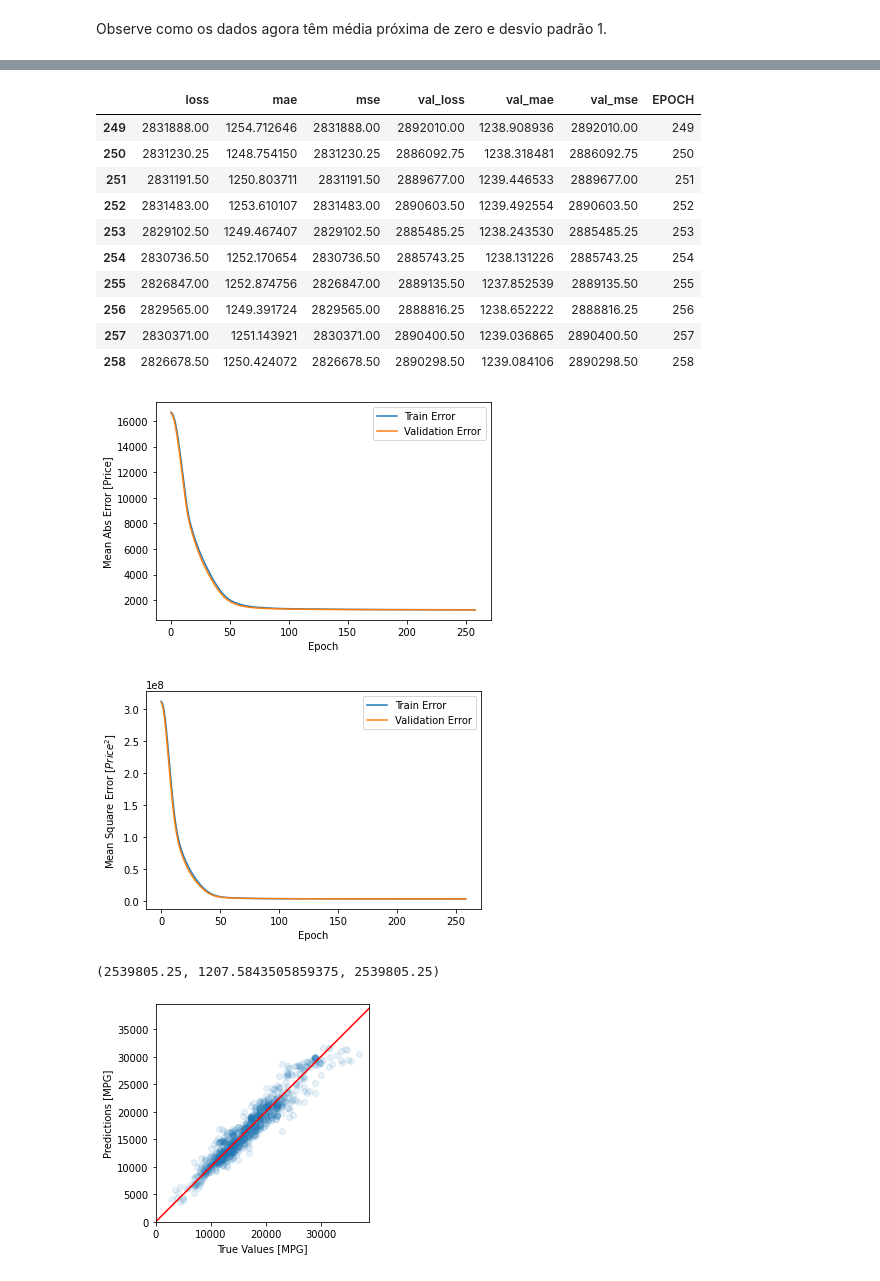
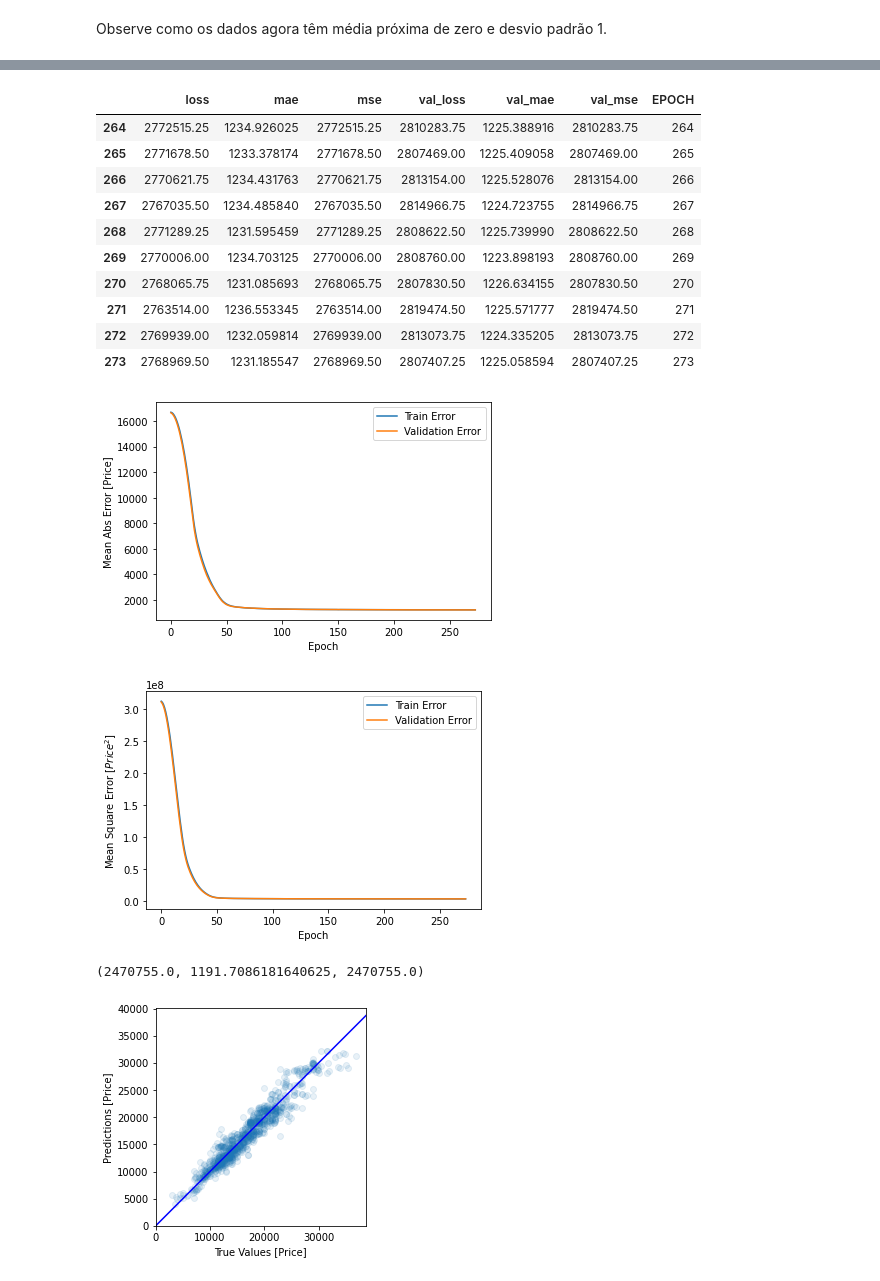
Before and after one commit to Petesuchos/rn_carros_usados, a Jupyter notebook: used_car_price_nn_predictor.ipynb, the cells around one changed output, grey strips where cells are left out. Saved outputs shown, nothing was run; the diff lists cells and outputs as text; code cells hidden in the pictures.

```diff
--- a/used_car_price_nn_predictor.ipynb
+++ b/used_car_price_nn_predictor.ipynb
@@ -95,7 +95,7 @@ e em como ficou o nosso dataset depois dessa transformação.
 # %%
 def one_hot_encode(ds, feature):
   column = ds.pop(feature)
-  one_hot_encoded = pd.get_dummies(column, prefix=feature)
+  one_hot_encoded = pd.get_dummies(column)
   dataframe = pd.merge(
       left=ds,
       right=one_hot_encoded,
@@ -228,7 +228,7 @@ def build_model():
 
   model.compile(
       loss='mse',
-      optimizer=tf.keras.optimizers.Adam(learning_rate=0.01),
+      optimizer=tf.keras.optimizers.RMSprop(learning_rate=0.01),
       metrics=['mae', 'mse']
   )
 
@@ -280,16 +280,16 @@ hist['EPOCH'] = history.epoch
 hist.tail(10)
 # %% [output]
 |  | loss | mae | mse | val_loss | val_mae | val_mse | EPOCH |
-| 249 | 2831888.00 | 1254.712646 | 2831888.00 | 2892010.00 | 1238.908936 | 2892010.00 | 249 |
-| 250 | 2831230.25 | 1248.754150 | 2831230.25 | 2886092.75 | 1238.318481 | 2886092.75 | 250 |
-| 251 | 2831191.50 | 1250.803711 | 2831191.50 | 2889677.00 | 1239.446533 | 2889677.00 | 251 |
-| 252 | 2831483.00 | 1253.610107 | 2831483.00 | 2890603.50 | 1239.492554 | 2890603.50 | 252 |
-| 253 | 2829102.50 | 1249.467407 | 2829102.50 | 2885485.25 | 1238.243530 | 2885485.25 | 253 |
-| 254 | 2830736.50 | 1252.170654 | 2830736.50 | 2885743.25 | 1238.131226 | 2885743.25 | 254 |
-| 255 | 2826847.00 | 1252.874756 | 2826847.00 | 2889135.50 | 1237.852539 | 2889135.50 | 255 |
-| 256 | 2829565.00 | 1249.391724 | 2829565.00 | 2888816.25 | 1238.652222 | 2888816.25 | 256 |
-| 257 | 2830371.00 | 1251.143921 | 2830371.00 | 2890400.50 | 1239.036865 | 2890400.50 | 257 |
-| 258 | 2826678.50 | 1250.424072 | 2826678.50 | 2890298.50 | 1239.084106 | 2890298.50 | 258 |
+| 264 | 2772515.25 | 1234.926025 | 2772515.25 | 2810283.75 | 1225.388916 | 2810283.75 | 264 |
+| 265 | 2771678.50 | 1233.378174 | 2771678.50 | 2807469.00 | 1225.409058 | 2807469.00 | 265 |
+| 266 | 2770621.75 | 1234.431763 | 2770621.75 | 2813154.00 | 1225.528076 | 2813154.00 | 266 |
+| 267 | 2767035.50 | 1234.485840 | 2767035.50 | 2814966.75 | 1224.723755 | 2814966.75 | 267 |
+| 268 | 2771289.25 | 1231.595459 | 2771289.25 | 2808622.50 | 1225.739990 | 2808622.50 | 268 |
+| 269 | 2770006.00 | 1234.703125 | 2770006.00 | 2808760.00 | 1223.898193 | 2808760.00 | 269 |
+| 270 | 2768065.75 | 1231.085693 | 2768065.75 | 2807830.50 | 1226.634155 | 2807830.50 | 270 |
+| 271 | 2763514.00 | 1236.553345 | 2763514.00 | 2819474.50 | 1225.571777 | 2819474.50 | 271 |
+| 272 | 2769939.00 | 1232.059814 | 2769939.00 | 2813073.75 | 1224.335205 | 2813073.75 | 272 |
+| 273 | 2768969.50 | 1231.185547 | 2768969.50 | 2807407.25 | 1225.058594 | 2807407.25 | 273 |
 # %%
 import matplotlib.pyplot as plt
 
@@ -313,27 +313,27 @@ def plot_history(history):
 
 plot_history(history)
 # %% [output]
-[figure, old version]
+[figure, new version]
-[figure, old version]
+[figure, new version]
 # %%
 loss, mae, mse = model.evaluate(normed_test_data, test_labels, verbose=0)
 
 loss, mae, mse
 # %% [output]
-(2539805.25, 1207.5843505859375, 2539805.25)
+(2470755.0, 1191.7086181640625, 2470755.0)
 # %%
 test_predictions = model.predict(normed_test_data).flatten()
 
 plt.scatter(test_labels, test_predictions, alpha=0.1)
-plt.xlabel('True Values [MPG]')
-plt.ylabel('Predictions [MPG]')
+plt.xlabel('True Values [Price]')
+plt.ylabel('Predictions [Price]')
 plt.axis('equal')
 plt.axis('square')
 plt.xlim([0, plt.xlim()[1]])
 plt.ylim([0, plt.ylim()[1]])
-_ = plt.plot([0, 40_000], [0, 40_000], color='r')
+_ = plt.plot([0, 40_000], [0, 40_000], color='b')
 # %% [output]
-[figure, old version]
+[figure, new version]
 # %%
 error = test_predictions - test_labels
 plt.hist(error, bins=25)
```
Also changed, not shown: parts of 8 cells of this notebook.
